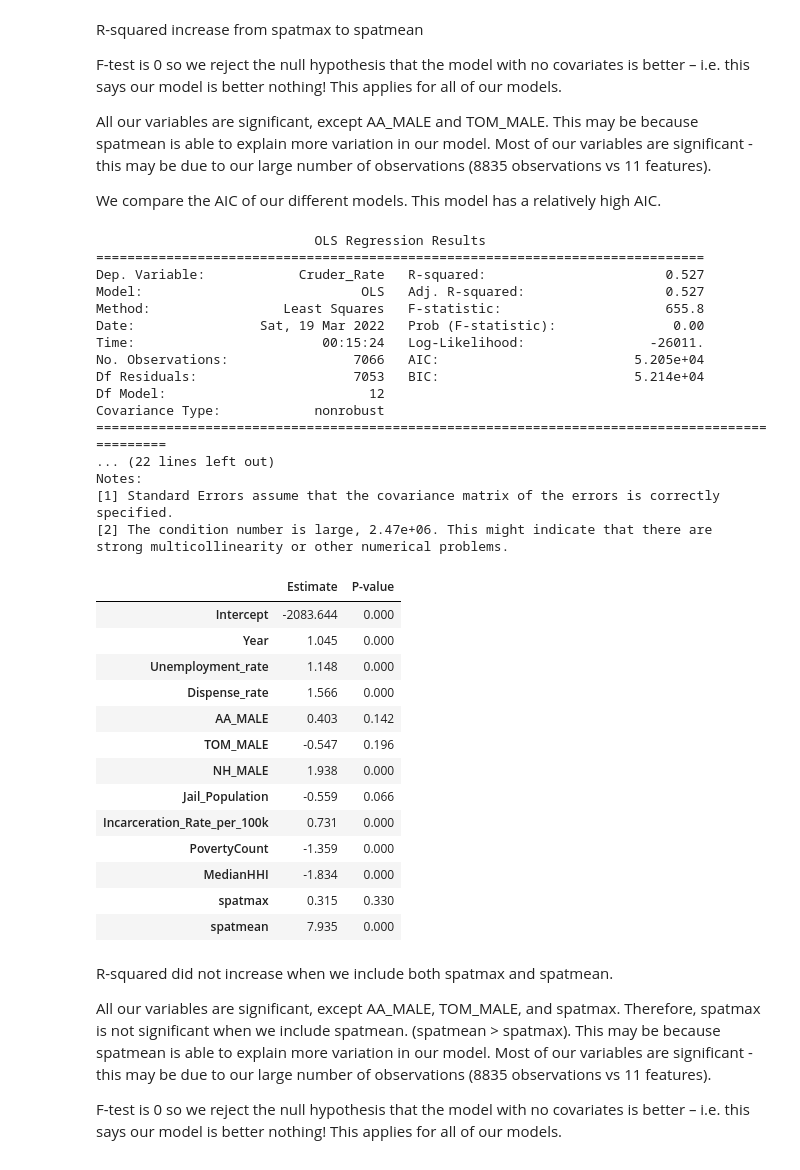
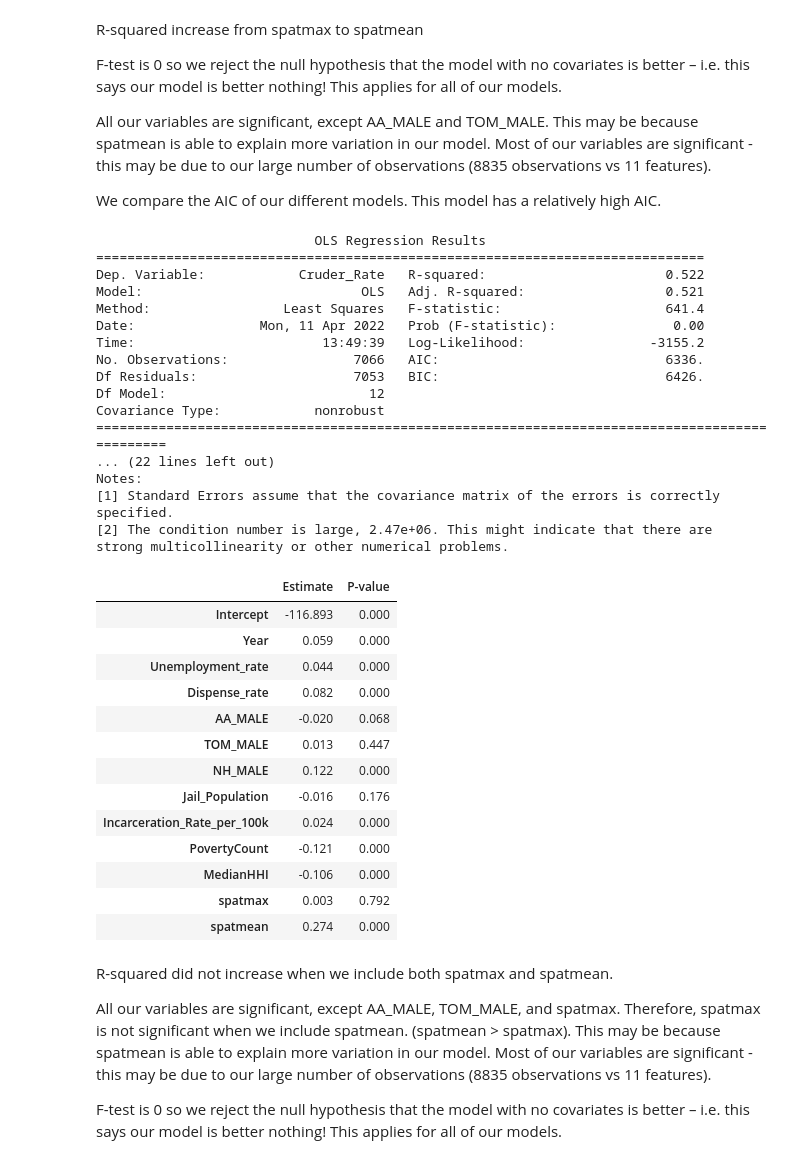
Before and after one commit to rhiannz/drugs, a Jupyter notebook: Analysis/Modeling/modeling_geogon_od.ipynb, the cells around one changed output. Saved outputs shown, nothing was run; the diff lists cells and outputs as text; code cells hidden in the pictures.

Commit message:
Changed modeling so that cruder_rate is not standardized and is logged.

```diff
--- a/Analysis/Modeling/modeling_geogon_od.ipynb
+++ b/Analysis/Modeling/modeling_geogon_od.ipynb
@@ -5,6 +5,7 @@ import numpy as np
 from patsy import dmatrices
 import statsmodels.api as sm
 import os
+pd.set_option('display.max_columns', None)
 # %%
 geogon_od = pd.read_csv('geogon_od.csv')
 geogon_od
@@ -543,54 +556,54 @@ We compare the AIC of our different models. This model has a relatively high AIC
 # %%
 # OLS WITH EXHAUSTIVE BEST SUBSET + SPATCOMP
 y, X = dmatrices("Cruder_Rate ~ Year + Unemployment_rate + Dispense_rate + \
                  AA_MALE + TOM_MALE + NH_MALE + Jail_Population + \
                  Incarceration_Rate_per_100k + PovertyCount + MedianHHI + spatmax + spatmean",
                  data=stzd_geospat, return_type='dataframe')
-mod = sm.OLS(y, X)
+mod = sm.OLS(np.log(y), X)
 res = mod.fit()
 residuals = res.resid
 predicted = res.fittedvalues
 observed = y
 print(res.summary())
 
 
 spatcomp_coef = round(res.params, 3)
 spatcomp_pval = round(res.pvalues, 3)
 spatcomp_df = pd.concat([spatcomp_coef, spatcomp_pval], axis = 1)
 spatcomp_df = spatcomp_df.rename(columns={0: 'Estimate', 1: 'P-value'})
 spatcomp_df
 # %% [output]
                             OLS Regression Results
 ==============================================================================
-Dep. Variable:            Cruder_Rate   R-squared:                       0.527
-Model:                            OLS   Adj. R-squared:                  0.527
-Method:                 Least Squares   F-statistic:                     655.8
-Date:                Sat, 19 Mar 2022   Prob (F-statistic):               0.00
-Time:                        00:15:24   Log-Likelihood:                -26011.
-No. Observations:                7066   AIC:                         5.205e+04
-Df Residuals:                    7053   BIC:                         5.214e+04
+Dep. Variable:            Cruder_Rate   R-squared:                       0.522
+Model:                            OLS   Adj. R-squared:                  0.521
+Method:                 Least Squares   F-statistic:                     641.4
+Date:                Mon, 11 Apr 2022   Prob (F-statistic):               0.00
+Time:                        13:49:39   Log-Likelihood:                -3155.2
+No. Observations:                7066   AIC:                             6336.
+Df Residuals:                    7053   BIC:                             6426.
 Df Model:                          12
 Covariance Type:            nonrobust
 ===============================================================================================
 ... (22 lines left out)
 Notes:
 [1] Standard Errors assume that the covariance matrix of the errors is correctly specified.
 [2] The condition number is large, 2.47e+06. This might indicate that there are
 strong multicollinearity or other numerical problems.
 |  | Estimate | P-value |
-| Intercept | -2083.644 | 0.000 |
-| Year | 1.045 | 0.000 |
-| Unemployment_rate | 1.148 | 0.000 |
-| Dispense_rate | 1.566 | 0.000 |
-| AA_MALE | 0.403 | 0.142 |
-| TOM_MALE | -0.547 | 0.196 |
-| NH_MALE | 1.938 | 0.000 |
-| Jail_Population | -0.559 | 0.066 |
-| Incarceration_Rate_per_100k | 0.731 | 0.000 |
-| PovertyCount | -1.359 | 0.000 |
-| MedianHHI | -1.834 | 0.000 |
-| spatmax | 0.315 | 0.330 |
-| spatmean | 7.935 | 0.000 |
+| Intercept | -116.893 | 0.000 |
+| Year | 0.059 | 0.000 |
+| Unemployment_rate | 0.044 | 0.000 |
+| Dispense_rate | 0.082 | 0.000 |
+| AA_MALE | -0.020 | 0.068 |
+| TOM_MALE | 0.013 | 0.447 |
+| NH_MALE | 0.122 | 0.000 |
+| Jail_Population | -0.016 | 0.176 |
+| Incarceration_Rate_per_100k | 0.024 | 0.000 |
+| PovertyCount | -0.121 | 0.000 |
+| MedianHHI | -0.106 | 0.000 |
+| spatmax | 0.003 | 0.792 |
+| spatmean | 0.274 | 0.000 |
 # %% [markdown]
 R-squared did not increase when we include both spatmax and spatmean.
 
```
Also changed, not shown: parts of 9 cells of this notebook, 1 other file.
